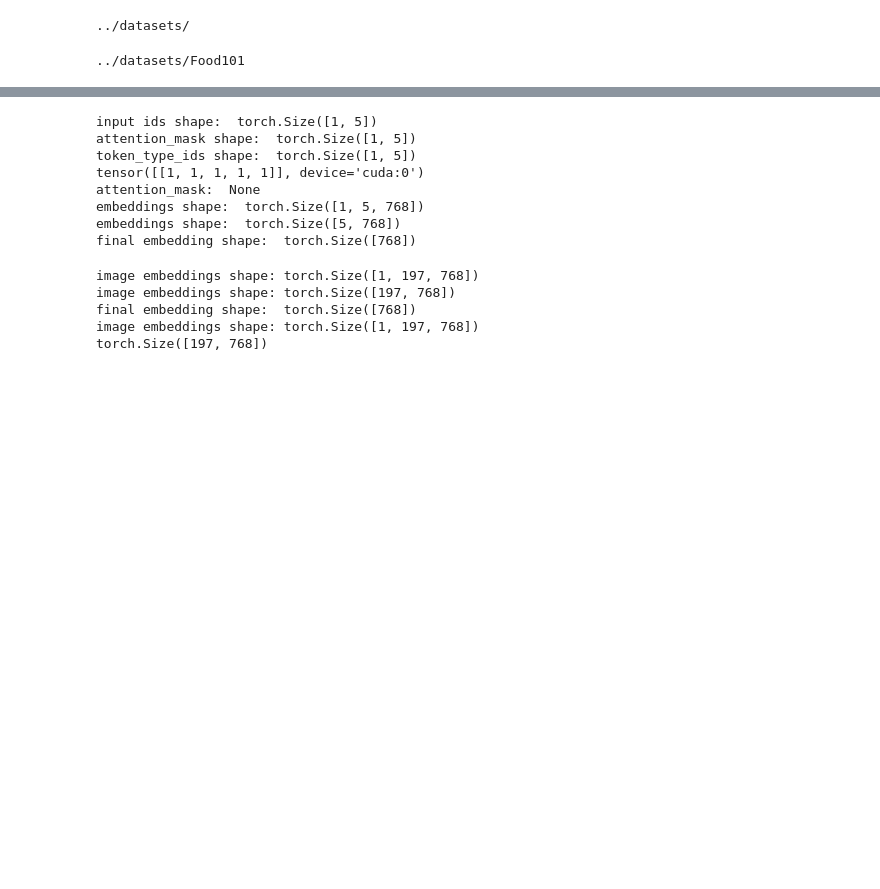
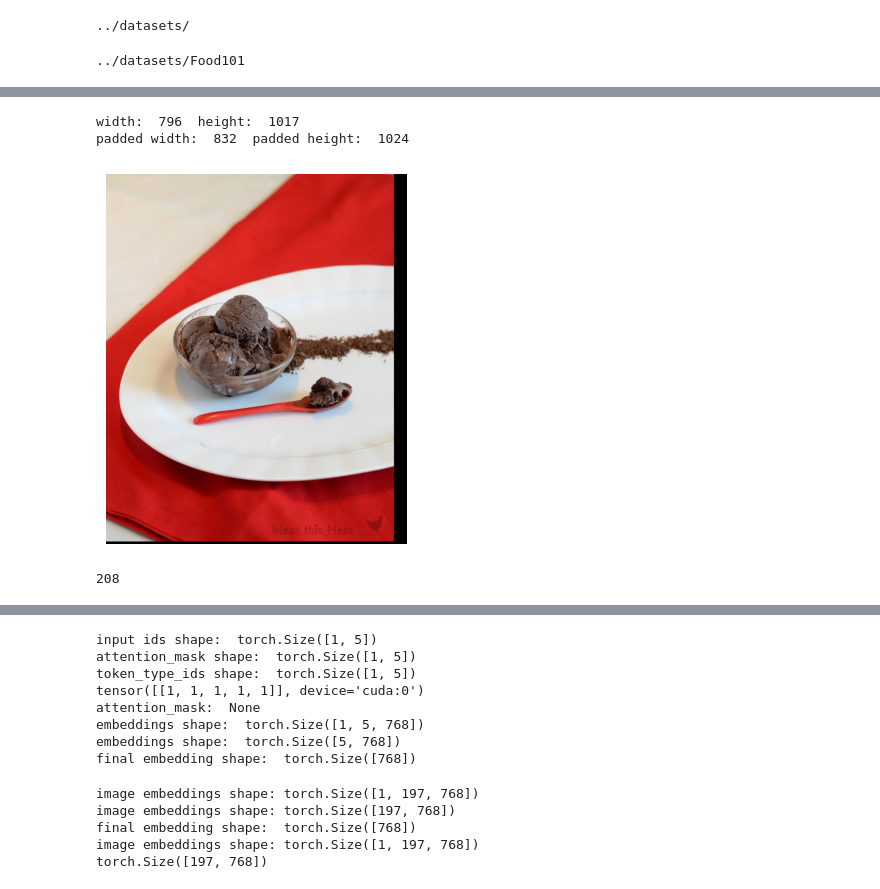
Before and after one commit to RaghavSinghal10/UniS-MMC, a Jupyter notebook: notebooks/visualization.ipynb, the cells around one changed output, grey strips where cells are left out. Drawn from its saved outputs; the diff is of its cells as text; code cells hidden in the pictures; blank space fills up the shorter version.

```diff
--- a/notebooks/visualization.ipynb
+++ b/notebooks/visualization.ipynb
@@ -100,0 +237,23 @@ model = model.to(device=args.device)
+# %%
+patch_size = 64
+padded_image = pad_image(image, patch_size)
+plt.imshow(padded_image)
+plt.axis('off')  # Hide axes
+plt.show()
+# %% [output]
+width:  796  height:  1017
+padded width:  832  padded height:  1024
+[figure, added]
+# %%
+patches = get_image_patches(padded_image, patch_size)
+print(len(patches))
+#visualize_patches(image, patches, patch_size)
+patches_embeddings = []
+attention_scores = []
+for patch in tqdm(patches):
+    patch_embedding = get_image_embedding(patch, model,args)
+    patches_embeddings.append(patches_embeddings)
+    score = torch.dot(patch_embedding,text_emb)
+    attention_scores.append(abs(score.item()))
+# %% [output]
+208
```
Also changed, not shown: parts of 10 cells of this notebook, 4 other files.
